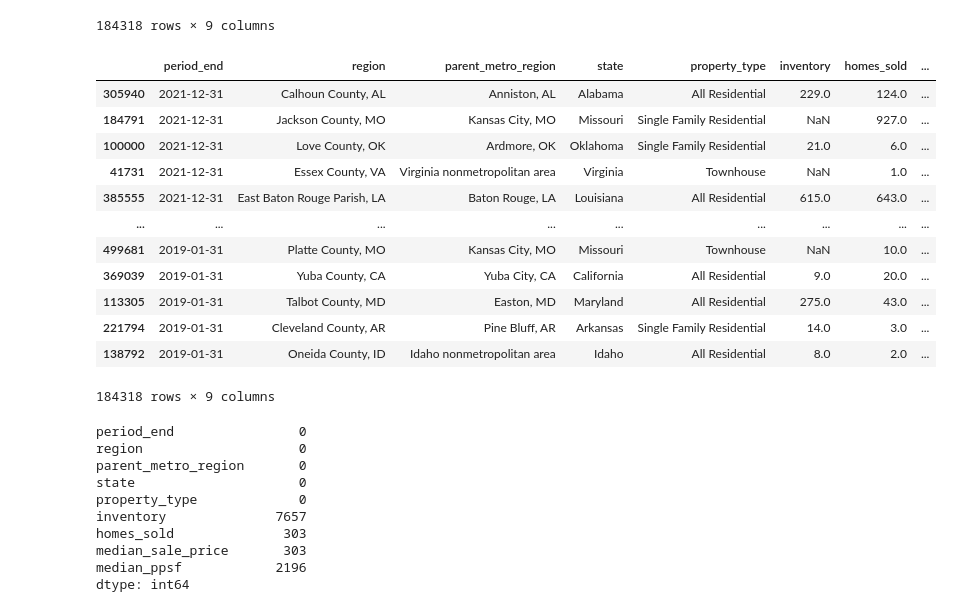
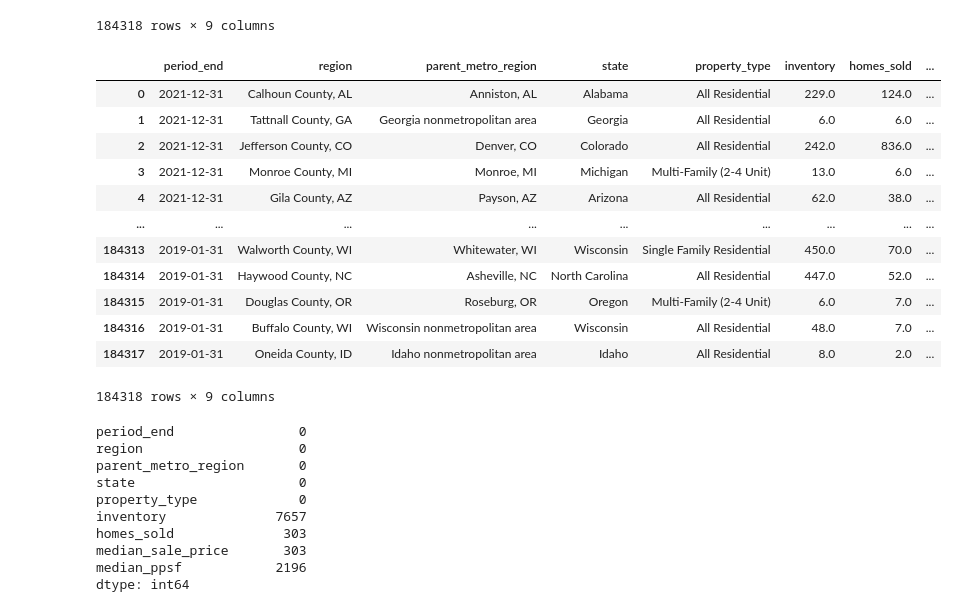
Before and after one commit to mbruns13/redfin_housing_data, a Jupyter notebook: housing_data.ipynb, the cells around one changed output. Drawn from its saved outputs; the diff is of its cells as text; code cells hidden in the pictures.

```diff
--- a/housing_data.ipynb
+++ b/housing_data.ipynb
@@ -128,22 +130,22 @@ county_df
 | 563115 | 2019-12-31 | Duchesne County, UT | Utah nonmetropolitan area | Utah | Single Family Residential | 103.0 | 13.0 | ... |
 184318 rows × 9 columns
 # %%
-# sorting in descending order by date
-county_df=county_df.sort_values(by=['period_end'],ascending=False)
+# sorting by date and resetting index
+county_df = county_df.sort_values(by=['period_end'],ascending=False).reset_index(drop=True)
 county_df
 # %% [output]
 |  | period_end | region | parent_metro_region | state | property_type | inventory | homes_sold | ... |
-| 305940 | 2021-12-31 | Calhoun County, AL | Anniston, AL | Alabama | All Residential | 229.0 | 124.0 | ... |
-| 184791 | 2021-12-31 | Jackson County, MO | Kansas City, MO | Missouri | Single Family Residential | NaN | 927.0 | ... |
-| 100000 | 2021-12-31 | Love County, OK | Ardmore, OK | Oklahoma | Single Family Residential | 21.0 | 6.0 | ... |
-| 41731 | 2021-12-31 | Essex County, VA | Virginia nonmetropolitan area | Virginia | Townhouse | NaN | 1.0 | ... |
-| 385555 | 2021-12-31 | East Baton Rouge Parish, LA | Baton Rouge, LA | Louisiana | All Residential | 615.0 | 643.0 | ... |
+| 0 | 2021-12-31 | Calhoun County, AL | Anniston, AL | Alabama | All Residential | 229.0 | 124.0 | ... |
+| 1 | 2021-12-31 | Tattnall County, GA | Georgia nonmetropolitan area | Georgia | All Residential | 6.0 | 6.0 | ... |
+| 2 | 2021-12-31 | Jefferson County, CO | Denver, CO | Colorado | All Residential | 242.0 | 836.0 | ... |
+| 3 | 2021-12-31 | Monroe County, MI | Monroe, MI | Michigan | Multi-Family (2-4 Unit) | 13.0 | 6.0 | ... |
+| 4 | 2021-12-31 | Gila County, AZ | Payson, AZ | Arizona | All Residential | 62.0 | 38.0 | ... |
 | ... | ... | ... | ... | ... | ... | ... | ... | ... |
-| 499681 | 2019-01-31 | Platte County, MO | Kansas City, MO | Missouri | Townhouse | NaN | 10.0 | ... |
-| 369039 | 2019-01-31 | Yuba County, CA | Yuba City, CA | California | All Residential | 9.0 | 20.0 | ... |
-| 113305 | 2019-01-31 | Talbot County, MD | Easton, MD | Maryland | All Residential | 275.0 | 43.0 | ... |
-| 221794 | 2019-01-31 | Cleveland County, AR | Pine Bluff, AR | Arkansas | Single Family Residential | 14.0 | 3.0 | ... |
-| 138792 | 2019-01-31 | Oneida County, ID | Idaho nonmetropolitan area | Idaho | All Residential | 8.0 | 2.0 | ... |
+| 184313 | 2019-01-31 | Walworth County, WI | Whitewater, WI | Wisconsin | Single Family Residential | 450.0 | 70.0 | ... |
+| 184314 | 2019-01-31 | Haywood County, NC | Asheville, NC | North Carolina | All Residential | 447.0 | 52.0 | ... |
+| 184315 | 2019-01-31 | Douglas County, OR | Roseburg, OR | Oregon | Multi-Family (2-4 Unit) | 6.0 | 7.0 | ... |
+| 184316 | 2019-01-31 | Buffalo County, WI | Wisconsin nonmetropolitan area | Wisconsin | All Residential | 48.0 | 7.0 | ... |
+| 184317 | 2019-01-31 | Oneida County, ID | Idaho nonmetropolitan area | Idaho | All Residential | 8.0 | 2.0 | ... |
 184318 rows × 9 columns
 # %%
 # checking for null values
```
Also changed, not shown: parts of 9 cells of this notebook, 1 other file.
